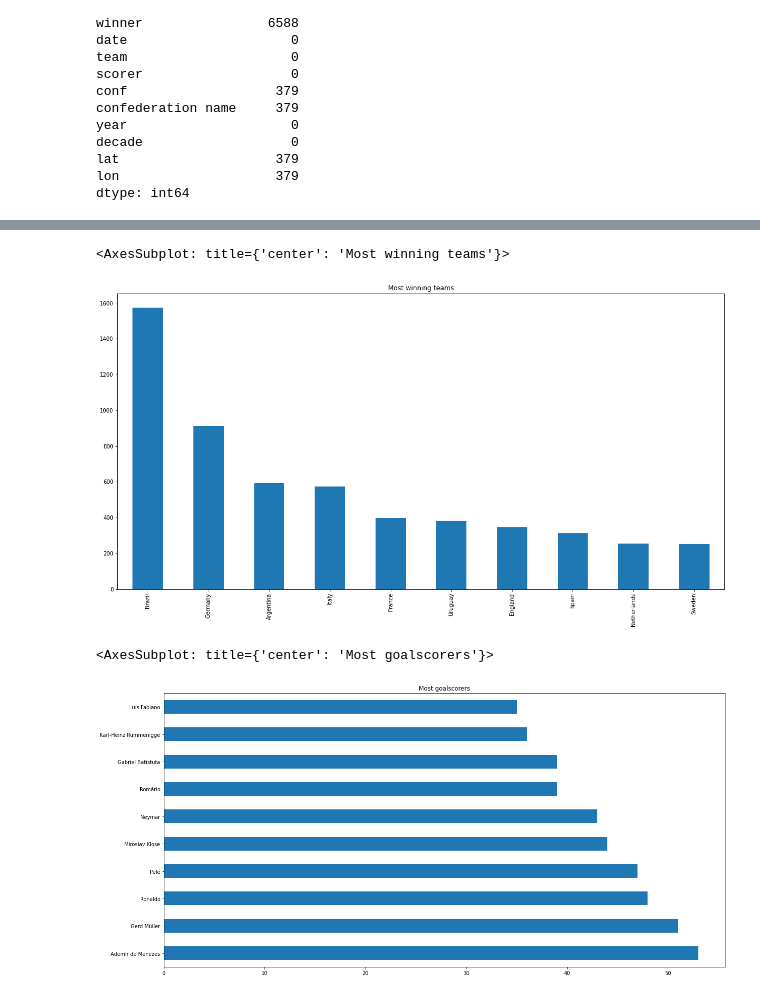
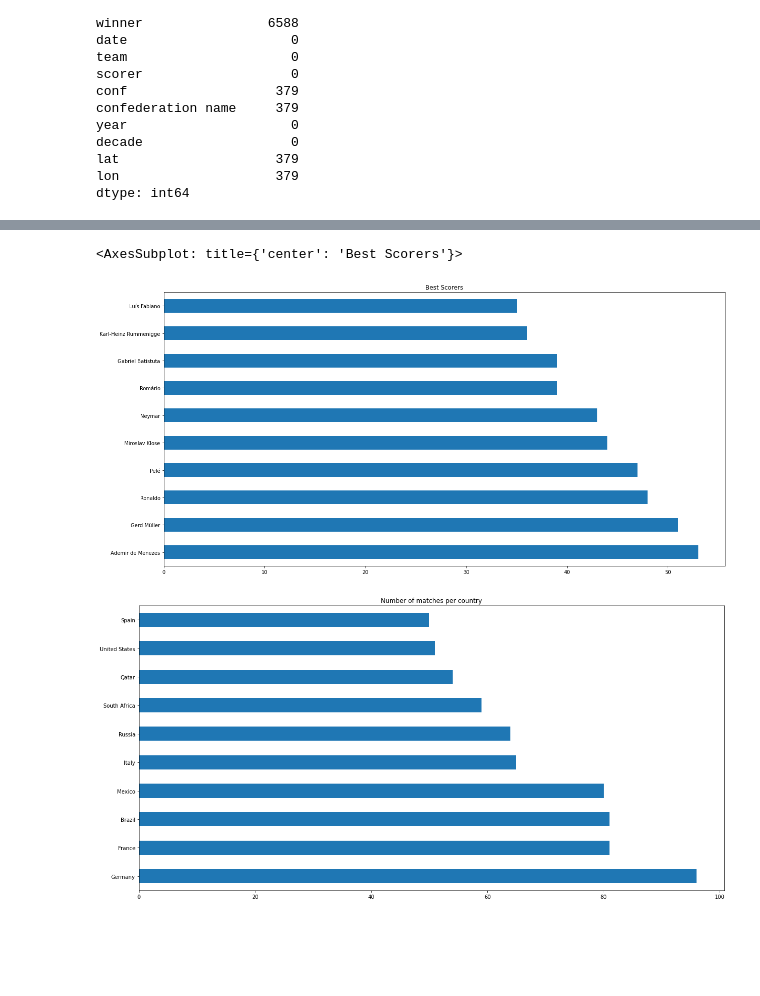
Before and after one commit to felipereis150/world_cup, a Jupyter notebook: EDA.ipynb, the cells around one changed output, grey strips where cells are left out. Saved outputs shown, nothing was run; the diff lists cells and outputs as text; code cells hidden in the pictures; blank space fills up the shorter version.

Commit message:
fix: adjusted EDA and more visuals

```diff
--- a/EDA.ipynb
+++ b/EDA.ipynb
@@ -16,13 +16,21 @@ futebol_df = results.merge(shootouts, on=['home_team', 'away_team'], how='left')
 futebol_df = futebol_df.merge(goalscoers, on=['home_team', 'away_team'], how='left')
 futebol_df = futebol_df.merge(conf_names, left_on='country', right_on='country', how='left')
 # %%
-# cleaning the data
+# cleaning and transforming the data
 
 world_cup = futebol_df[futebol_df['tournament'] == 'FIFA World Cup']
 world_cup['year'] = world_cup['date'].dt.year
 world_cup['decade'] = world_cup['year'].apply(lambda x: str(x)[2:3] + '0s')
 world_cup = world_cup[world_cup['year'] > 1930]
 world_cup.reset_index(inplace=True)
+world_cup['year'] = world_cup['year'].astype(int)
+cities.drop_duplicates(subset=['city_ascii'], inplace=True)
+
+# merging the data
+
+world_cup = world_cup.merge(cities[['city', 'lat', 'lng']], left_on='city', right_on='city', how='left')
+world_cup = world_cup.drop(columns=['index', 'date_x', 'neutral', 'date_y', 'own_goal', 'minute', 'penalty'])
+world_cup.rename(columns={'acronysm': 'conf', 'lng': 'lon'}, inplace=True)
 # %% [output]
 A value is trying to be set on a copy of a slice from a DataFrame.
 Try using .loc[row_indexer,col_indexer] = value instead
@@ -141,0 +123,5 @@ world_cup['conf'].groupby(world_cup['decade']).value_counts().unstack().plot(kin
+# %%
+# Histogram of score per match
+
+world_cup['total_goals'] = world_cup['home_score'] + world_cup['away_score']
+world_cup['total_goals'].plot(kind='hist', figsize=(20, 10), title= 'Histogram of score per match')
@@ -141,0 +131,4 @@ world_cup['conf'].groupby(world_cup['decade']).value_counts().unstack().plot(kin
+# %%
+# Freq of goals of winning team per match
+world_cup['winning_team_score'] = world_cup[['home_score', 'away_score']].max(axis=1)
+world_cup['winning_team_score'].plot(kind='hist', figsize=(20, 10), title= 'Freq of goals of winning team per match')
@@ -142,13 +148,14 @@ world_cup['conf'].groupby(world_cup['decade']).value_counts().unstack().plot(kin
 # %%
-# most winning team
-world_cup['winner'].value_counts().head(10).plot(kind='bar', figsize=(20, 10), title= 'Most winning teams')
+# best scorers
+world_cup['scorer'].value_counts().head(10).plot(kind='barh', figsize=(20, 10), title= 'Best Scorers')
 # %% [output]
-<AxesSubplot: title={'center': 'Most winning teams'}>
+<AxesSubplot: title={'center': 'Best Scorers'}>
-[figure, old version]
+[figure, new version]
 # %%
-# best scorer
-world_cup['scorer'].value_counts().head(10).plot(kind='barh', figsize=(20, 10), title= 'Most goalscorers')
+# Top 10 counties with most matches played
+
+df_matches = world_cup[['home_team', 'away_team', 'home_score', 'away_score', 'winner', 'country']].drop_duplicates()
+matches_per_country = df_matches['country'].value_counts().head(10).plot(kind='barh', figsize=(20, 10), title='Number of matches per country')
 # %% [output]
-<AxesSubplot: title={'center': 'Most goalscorers'}>
-[figure, old version]
+[figure, new version]
 # %%
```
Also changed, not shown: parts of 18 cells of this notebook, 2 other files.
